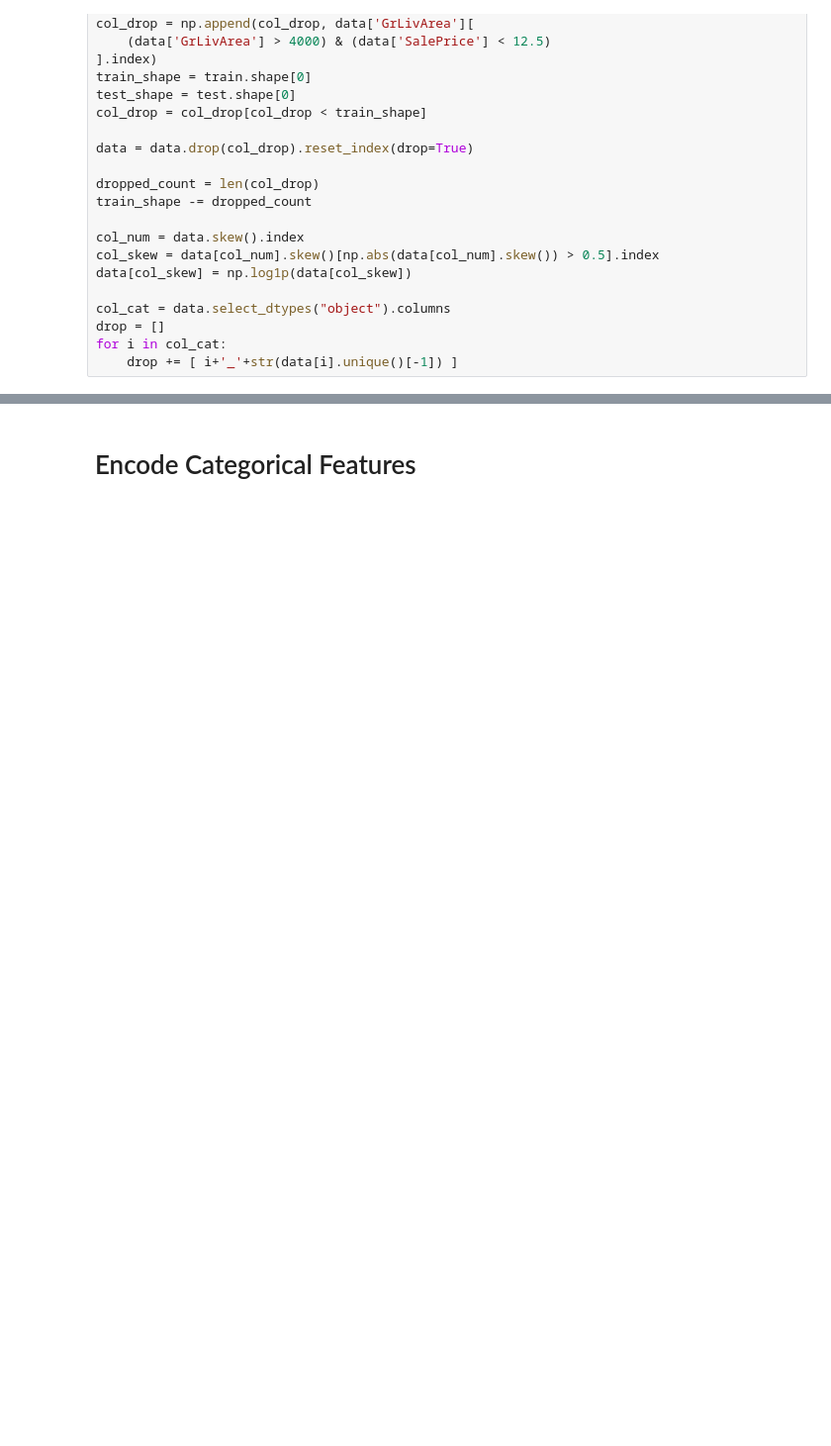
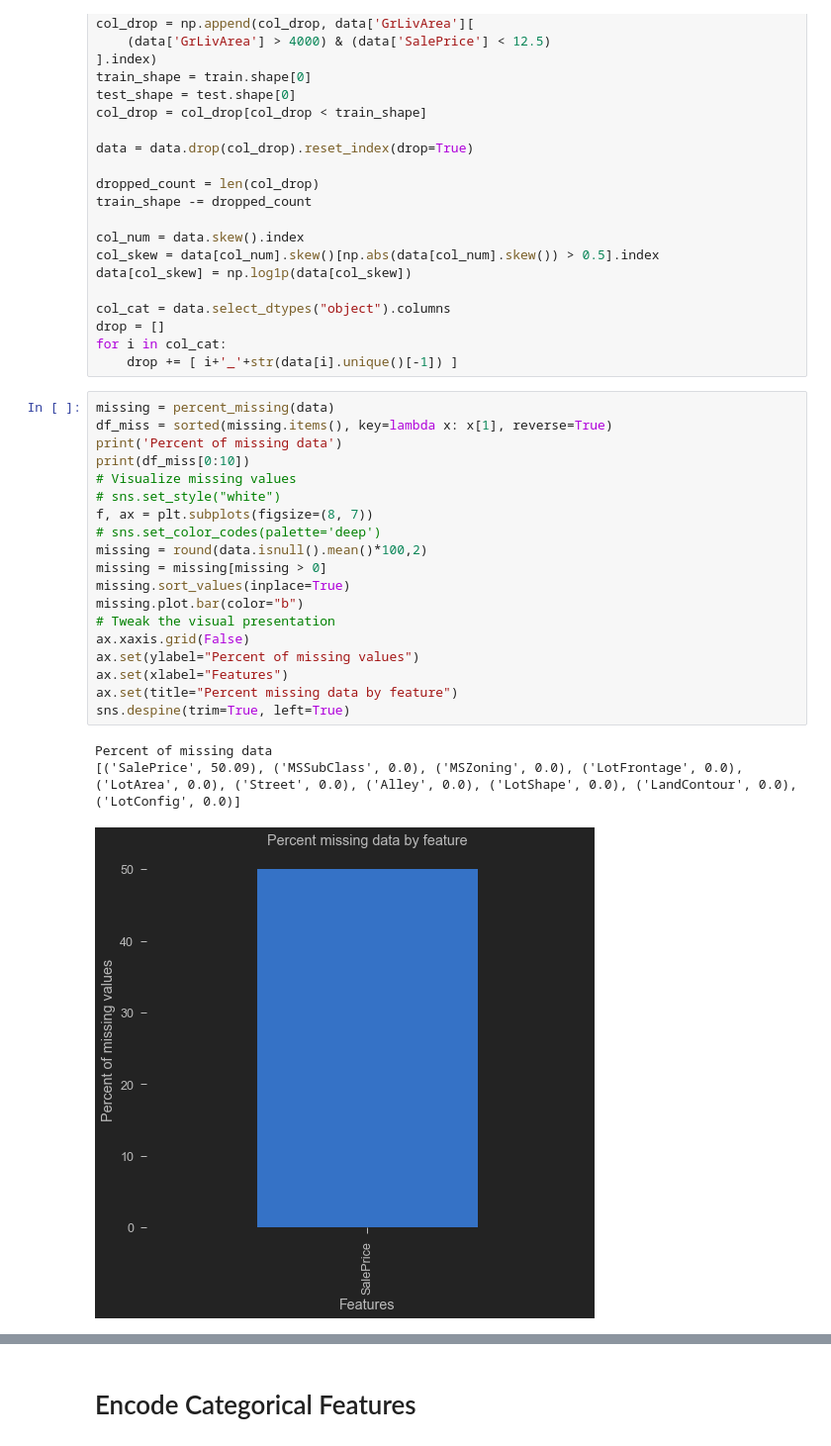
Before and after one commit to henrylao/kaggle-ames-housing, a Jupyter notebook: Kaggle House Prices - Advanced Regression.ipynb, the cells around one changed output, grey strips where cells are left out. Shown at 99% size. Drawn from its saved outputs; the diff is of its cells as text; blank space fills up the shorter version.

```diff
--- a/Kaggle House Prices - Advanced Regression.ipynb
+++ b/Kaggle House Prices - Advanced Regression.ipynb
@@ -380,3 +393,26 @@ col_cat = data.select_dtypes("object").columns
 drop = []
 for i in col_cat:
     drop += [ i+'_'+str(data[i].unique()[-1]) ]
+# %%
+missing = percent_missing(data)
+df_miss = sorted(missing.items(), key=lambda x: x[1], reverse=True)
+print('Percent of missing data')
+print(df_miss[0:10])
+# Visualize missing values
+# sns.set_style("white")
+f, ax = plt.subplots(figsize=(8, 7))
+# sns.set_color_codes(palette='deep')
+missing = round(data.isnull().mean()*100,2)
+missing = missing[missing > 0]
+missing.sort_values(inplace=True)
+missing.plot.bar(color="b")
+# Tweak the visual presentation
+ax.xaxis.grid(False)
+ax.set(ylabel="Percent of missing values")
+ax.set(xlabel="Features")
+ax.set(title="Percent missing data by feature")
+sns.despine(trim=True, left=True)
+# %% [output]
+Percent of missing data
+[('SalePrice', 50.09), ('MSSubClass', 0.0), ('MSZoning', 0.0), ('LotFrontage', 0.0), ('LotArea', 0.0), ('Street', 0.0), ('Alley', 0.0), ('LotShape', 0.0), ('LandContour', 0.0), ('LotConfig', 0.0)]
+[figure, added]
```
Also changed, not shown: parts of 17 cells of this notebook.
